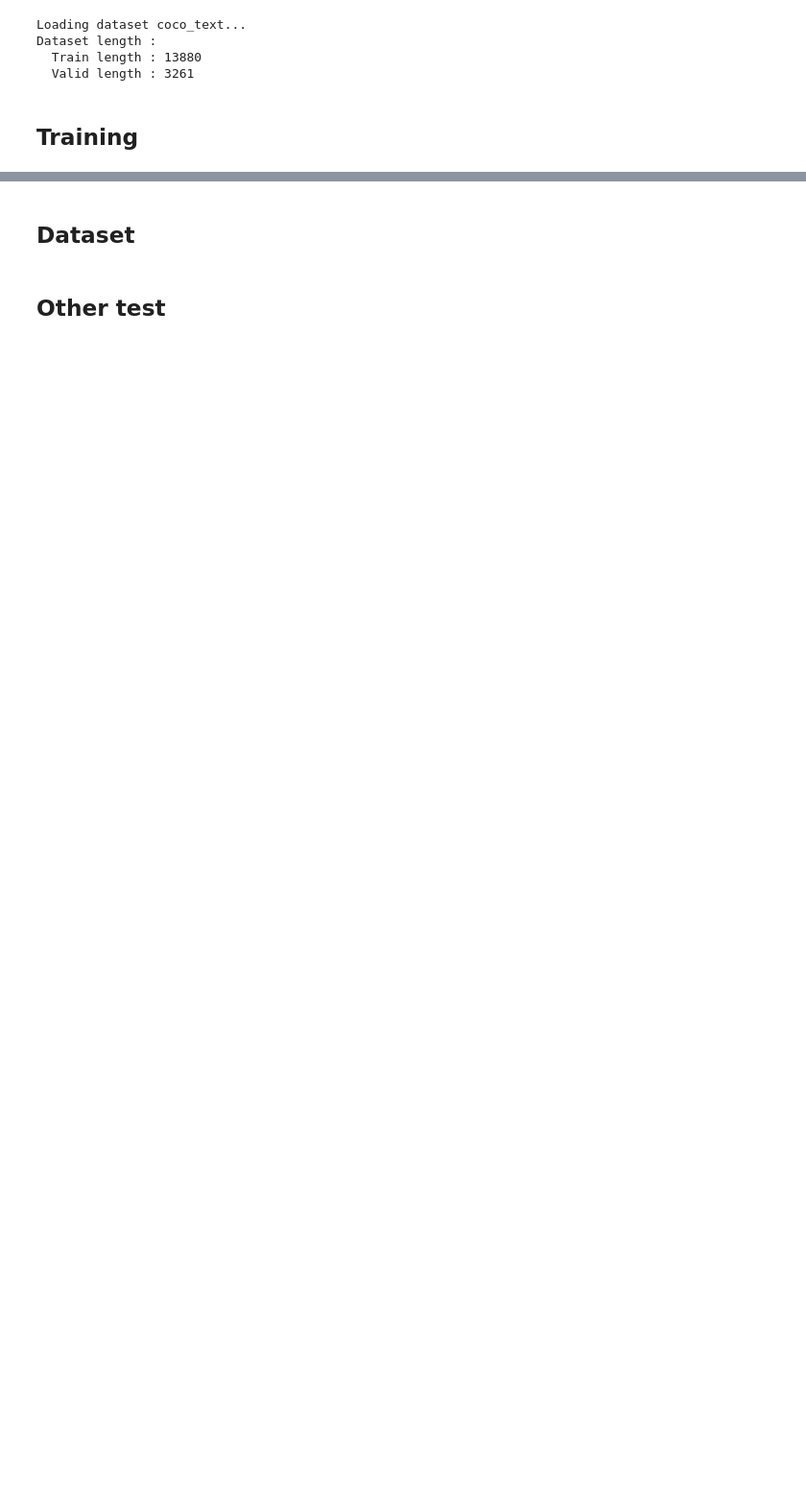
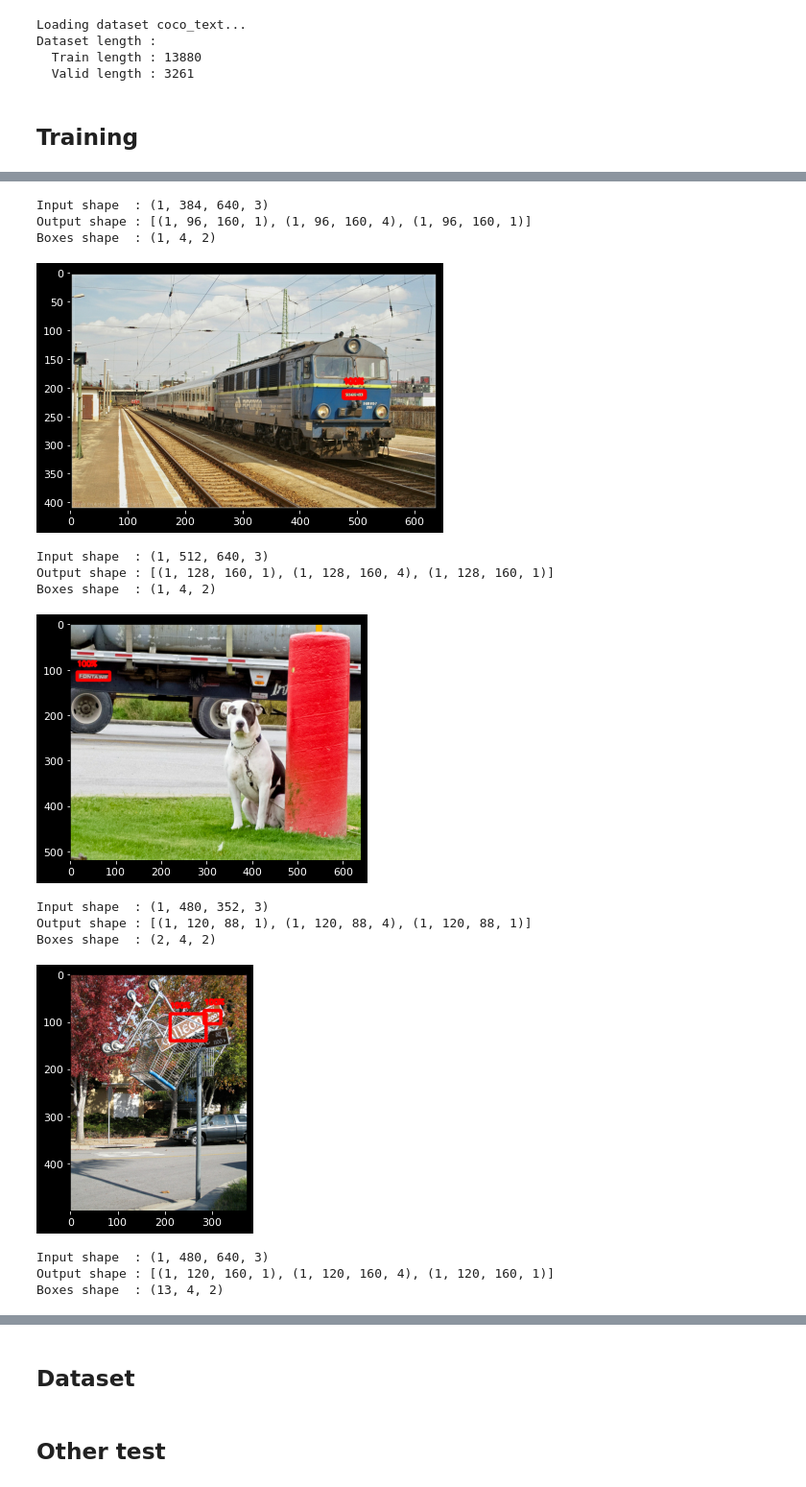
Before and after one commit to yui-mhcp/detection, a Jupyter notebook: example_east.ipynb, the cells around one changed output, grey strips where cells are left out. Shown at 96% size. Drawn from its saved outputs; the diff is of its cells as text; code cells hidden in the pictures; blank space fills up the shorter version.

```diff
--- a/example_east.ipynb
+++ b/example_east.ipynb
@@ -5,13 +7,12 @@
 # %%
-import cv2
-import importlib
 import numpy as np
 import pandas as pd
 import tensorflow as tf
 
-from utils import *
 from models import get_pretrained
 from datasets import get_dataset, prepare_dataset, test_dataset_time
 from models.detection import EAST
 
-model_name = 'east_vgg_text'
+model_name = 'east_text'
+
+print('Tensorflow version : {}'.format(tf.__version__))
@@ -80,10 +90,12 @@ Dataset length :
 epochs     = 5
 batch_size = 16
 
-shuffle_size = batch_size * 16
+train_size   = 1024 * batch_size
+shuffle_size = 0 if train is valid else batch_size * 16
 
 model.train(
     train, validation_data = valid, epochs = epochs, batch_size = batch_size,
+    train_size = train_size, valid_size = None,
 
     is_rectangular = False
 )
@@ -91,0 +107,30 @@ model.plot_history()
+# %%
+from utils import plot
+
+for idx, row in valid.sample(5, random_state = 0).iterrows():
+    inp = model.preprocess_input(tf.expand_dims(model.get_input(row), axis = 0))
+    print('Input shape  : {}'.format(inp.shape))
+
+    out = model.detect(inp, training = False, get_boxes = False)
+    print('Output shape : {}'.format([tuple(o.shape) for o in out]))
+
+    boxes = model.decode_output(out)[0]
+    print('Boxes shape  : {}'.format(boxes.shape))
+
+    plot(model.draw_prediction(row['filename'], boxes, color = 'red', thickness = 5))
+# %% [output]
+Input shape  : (1, 384, 640, 3)
+Output shape : [(1, 96, 160, 1), (1, 96, 160, 4), (1, 96, 160, 1)]
+Boxes shape  : (1, 4, 2)
+[figure, added]
+Input shape  : (1, 512, 640, 3)
+Output shape : [(1, 128, 160, 1), (1, 128, 160, 4), (1, 128, 160, 1)]
+Boxes shape  : (1, 4, 2)
+[figure, added]
+Input shape  : (1, 480, 352, 3)
+Output shape : [(1, 120, 88, 1), (1, 120, 88, 4), (1, 120, 88, 1)]
+Boxes shape  : (2, 4, 2)
+[figure, added]
+Input shape  : (1, 480, 640, 3)
+Output shape : [(1, 120, 160, 1), (1, 120, 160, 4), (1, 120, 160, 1)]
+Boxes shape  : (13, 4, 2)
```
Also changed, not shown: parts of 14 cells of this notebook, 37 other files.
